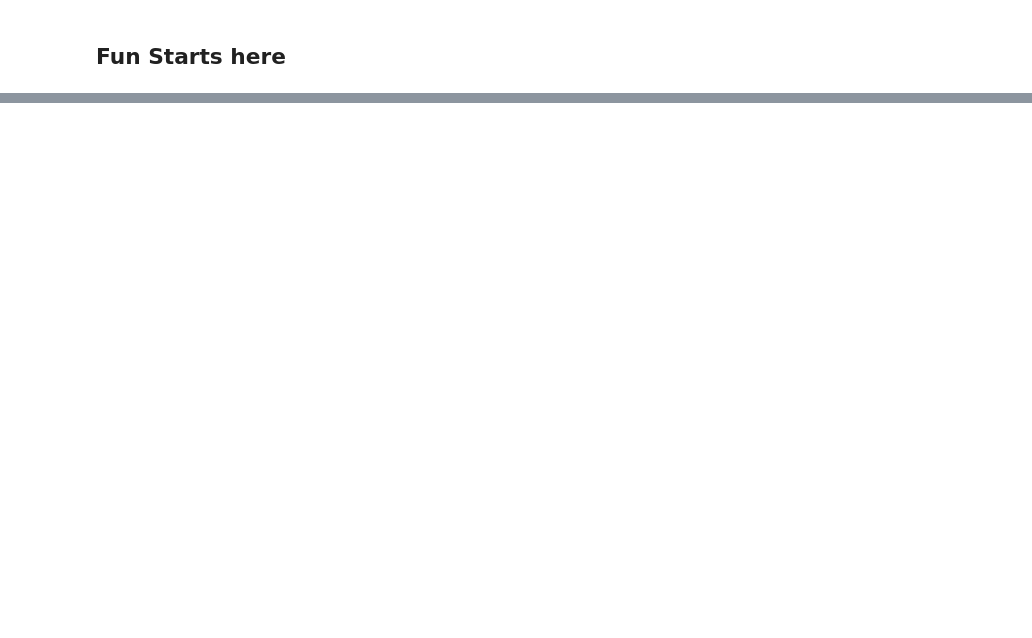
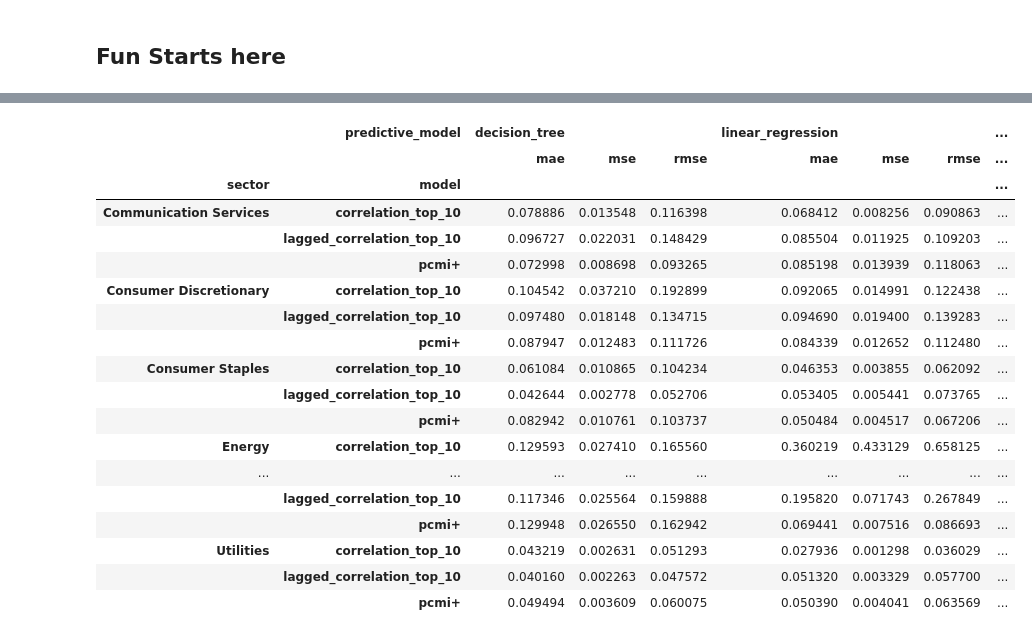
Before and after one commit to Marcello1099/uva-msc-ds-thesis, a Jupyter notebook: non-stationary.ipynb, the cells around one changed output, grey strips where cells are left out. Saved outputs shown, nothing was run; the diff lists cells and outputs as text; code cells hidden in the pictures; blank space fills up the shorter version.

```diff
--- a/non-stationary.ipynb
+++ b/non-stationary.ipynb
@@ -243,0 +338,10 @@ MAE: 850127061.0780134
+# %%
+def get_poly_x(X_train, X_test, degree=2):
+    # Transform the features to polynomial
+    poly = PolynomialFeatures(degree=degree)
+    X_train_poly = poly.fit_transform(X_train)
+    X_test_poly = poly.transform(X_test)
+
+    return X_train_poly, X_test_poly
+# %%
+predictive_models = ['linear_regression', 'decision_tree', 'polynomial_regression']
@@ -243,0 +461,15 @@ MAE: 850127061.0780134
+# %%
+lis = []
+
+for sector in sector_dict:
+    for model in feature_selection_models:
+        for predictive_model in predictive_models:
+            lis.append({'sector': sector,
+                        'model': model,
+                        'predictive_model': predictive_model,
+                        'mse': sector_dict[sector]['feature_selection'][model][predictive_model]['mse'],
+                        'rmse': sector_dict[sector]['feature_selection'][model][predictive_model]['rmse'],
+                        'mae': sector_dict[sector]['feature_selection'][model][predictive_model]['mae']
+                        })
+
+sector_model_metrics = pd.DataFrame(lis)
@@ -243,0 +492,27 @@ MAE: 850127061.0780134
+# %%
+tt_df = sector_model_metrics.sort_values(['sector', 'predictive_model', 'model'], ascending=[True, True, True])
+pivot_df = tt_df.pivot_table(index=['sector','model'], columns=['predictive_model'])
+# %%
+pivot_df.columns = pivot_df.columns.swaplevel(0, 1)
+pivot_df.sort_index(axis=1, level=0, inplace=True)
+pivot_df
+# %% [output]
+|  | predictive_model | decision_tree |  |  | linear_regression |  |  | ... |
+|  |  | mae | mse | rmse | mae | mse | rmse | ... |
+| sector | model |  |  |  |  |  |  | ... |
+| Communication Services | correlation_top_10 | 0.078886 | 0.013548 | 0.116398 | 0.068412 | 0.008256 | 0.090863 | ... |
+|  | lagged_correlation_top_10 | 0.096727 | 0.022031 | 0.148429 | 0.085504 | 0.011925 | 0.109203 | ... |
+|  | pcmi+ | 0.072998 | 0.008698 | 0.093265 | 0.085198 | 0.013939 | 0.118063 | ... |
+| Consumer Discretionary | correlation_top_10 | 0.104542 | 0.037210 | 0.192899 | 0.092065 | 0.014991 | 0.122438 | ... |
+|  | lagged_correlation_top_10 | 0.097480 | 0.018148 | 0.134715 | 0.094690 | 0.019400 | 0.139283 | ... |
+|  | pcmi+ | 0.087947 | 0.012483 | 0.111726 | 0.084339 | 0.012652 | 0.112480 | ... |
+| Consumer Staples | correlation_top_10 | 0.061084 | 0.010865 | 0.104234 | 0.046353 | 0.003855 | 0.062092 | ... |
+|  | lagged_correlation_top_10 | 0.042644 | 0.002778 | 0.052706 | 0.053405 | 0.005441 | 0.073765 | ... |
+|  | pcmi+ | 0.082942 | 0.010761 | 0.103737 | 0.050484 | 0.004517 | 0.067206 | ... |
+| Energy | correlation_top_10 | 0.129593 | 0.027410 | 0.165560 | 0.360219 | 0.433129 | 0.658125 | ... |
+| ... | ... | ... | ... | ... | ... | ... | ... | ... |
+|  | lagged_correlation_top_10 | 0.117346 | 0.025564 | 0.159888 | 0.195820 | 0.071743 | 0.267849 | ... |
+|  | pcmi+ | 0.129948 | 0.026550 | 0.162942 | 0.069441 | 0.007516 | 0.086693 | ... |
+| Utilities | correlation_top_10 | 0.043219 | 0.002631 | 0.051293 | 0.027936 | 0.001298 | 0.036029 | ... |
+|  | lagged_correlation_top_10 | 0.040160 | 0.002263 | 0.047572 | 0.051320 | 0.003329 | 0.057700 | ... |
+|  | pcmi+ | 0.049494 | 0.003609 | 0.060075 | 0.050390 | 0.004041 | 0.063569 | ... |
```
Also changed, not shown: parts of 41 cells of this notebook, 3 other files.
